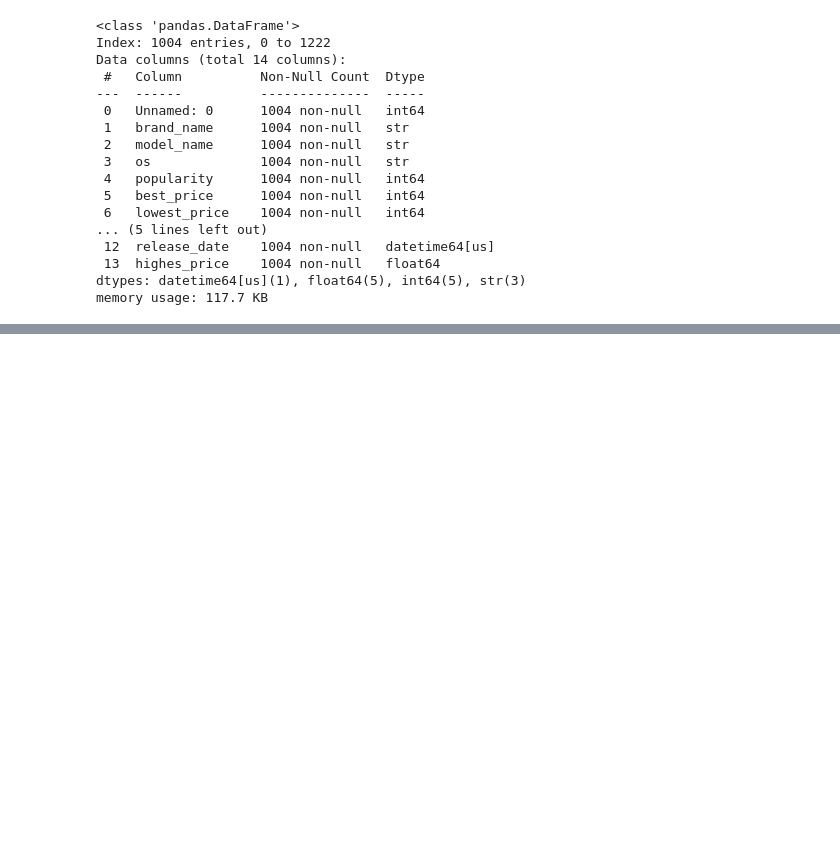
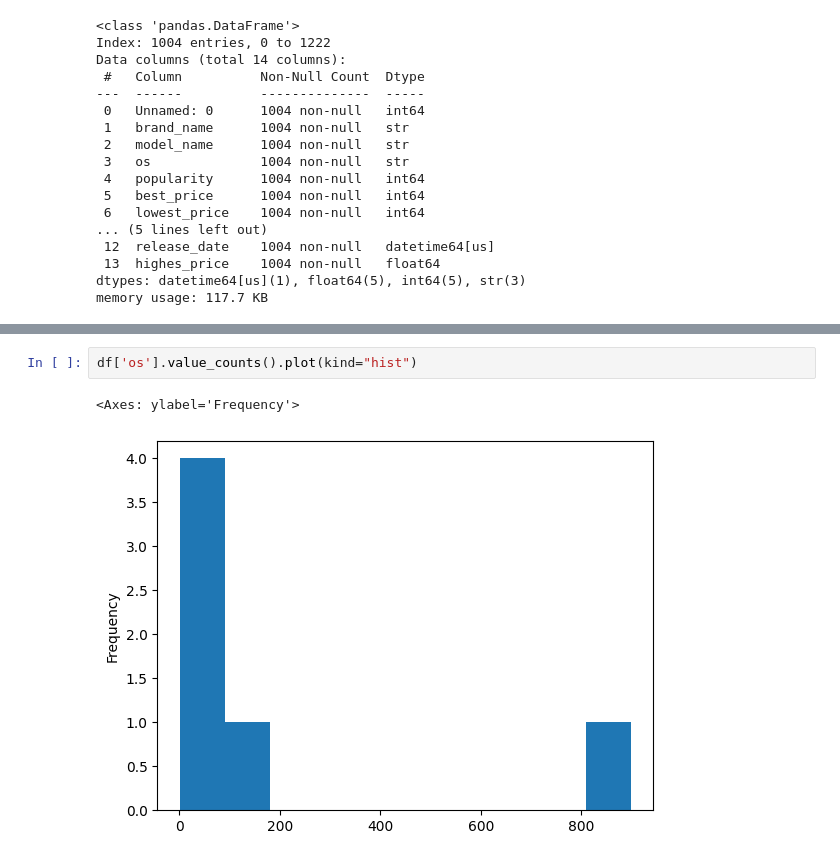
Before and after one commit to saizen7/Python-with-Data-science, a Jupyter notebook: day14.2.ipynb, the cells around one changed output, grey strips where cells are left out. Drawn from its saved outputs; the diff is of its cells as text; blank space fills up the shorter version.

```diff
--- a/day14.2.ipynb
+++ b/day14.2.ipynb
@@ -488,0 +530,5 @@ df.head()
+# %%
+df['os'].value_counts().plot(kind="hist")
+# %% [output]
+<Axes: ylabel='Frequency'>
+[figure, added]
```
Also changed, not shown: parts of 11 cells of this notebook, 4 other files.
